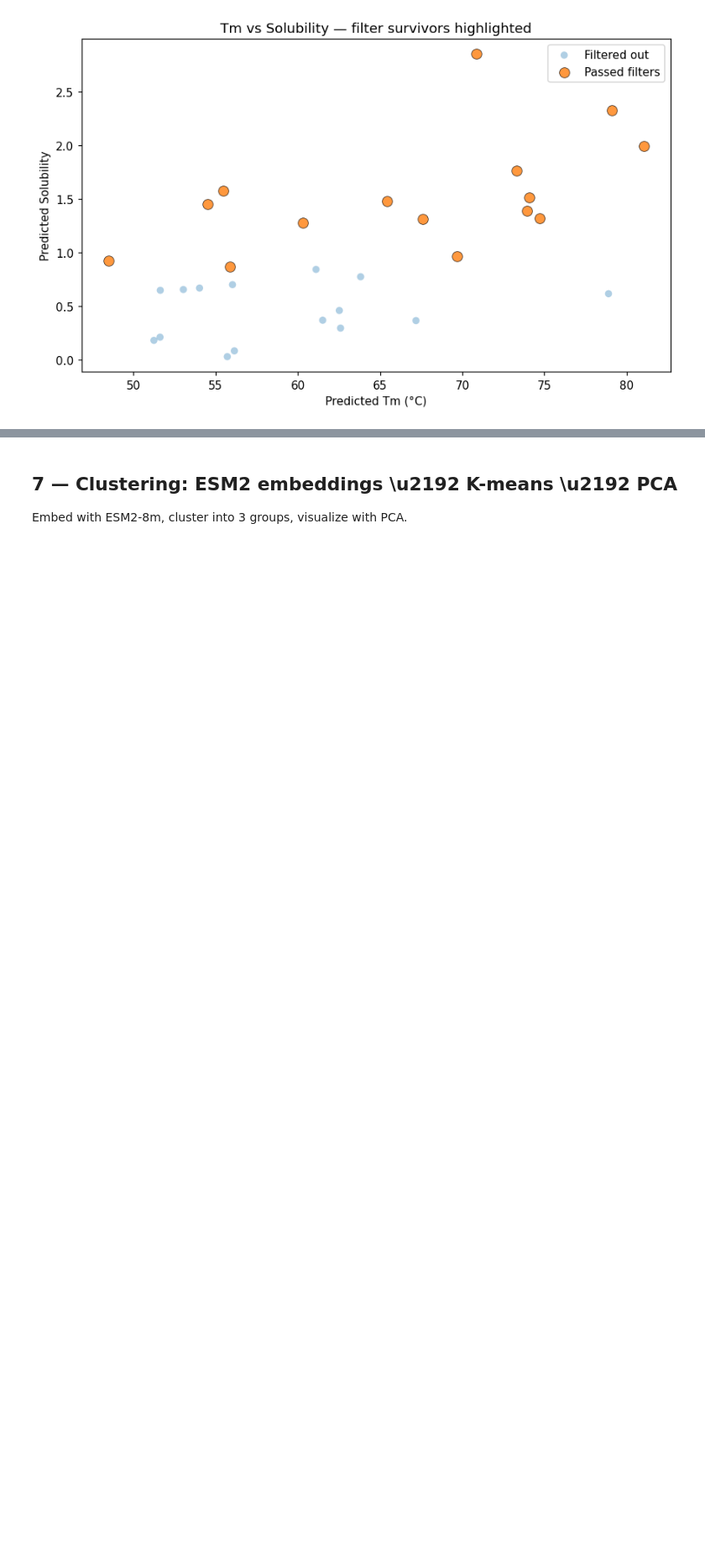
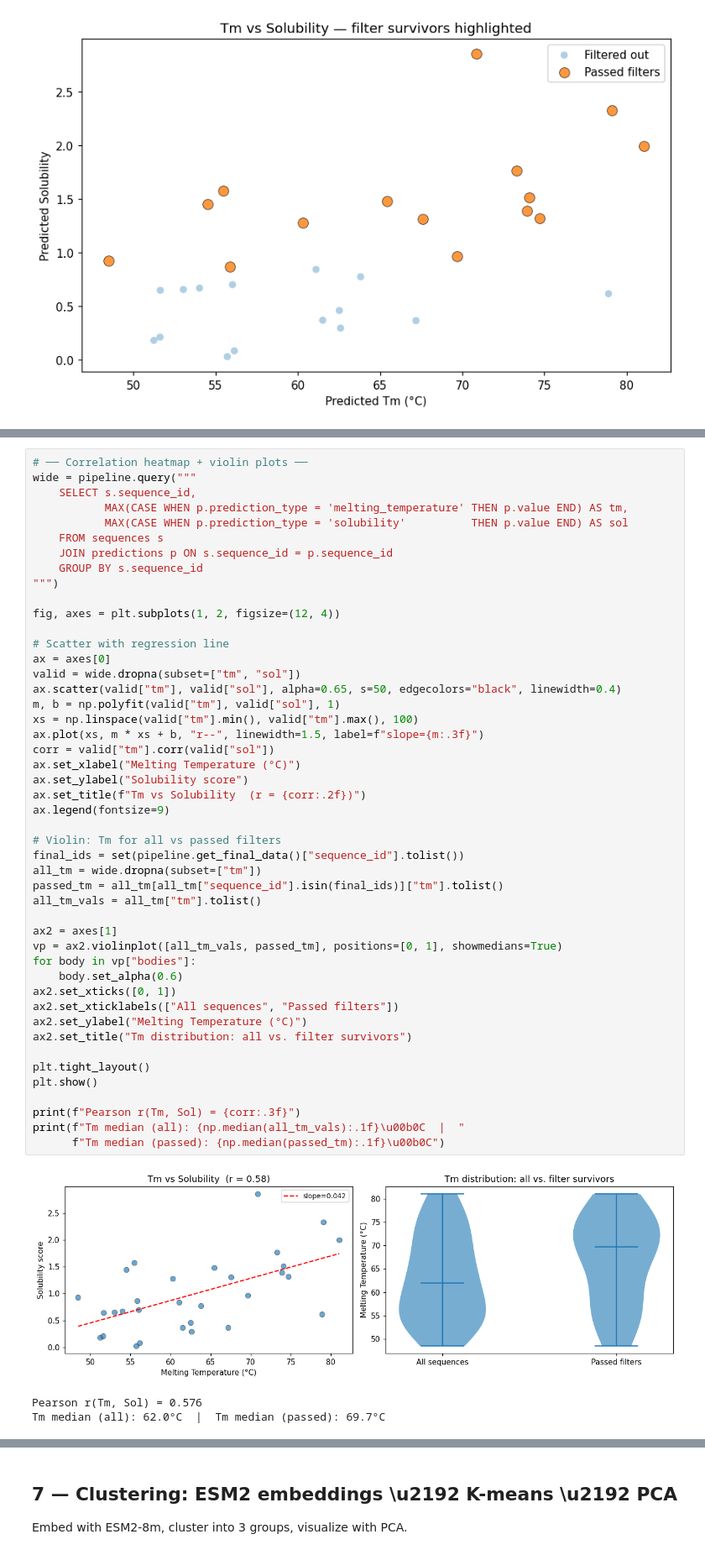
Before and after one commit to BioLM/py-biolm, a Jupyter notebook: notebooks/pipeline_demo.ipynb, the cells around one changed output, grey strips where cells are left out. Shown at 84% size. Saved outputs shown, nothing was run; the diff lists cells and outputs as text; blank space fills up the shorter version.

```diff
--- a/notebooks/pipeline_demo.ipynb
+++ b/notebooks/pipeline_demo.ipynb
@@ -380,3 +390,54 @@ plt.show()
+# %%
+# ── Correlation heatmap + violin plots ──
+wide = pipeline.query("""
+    SELECT s.sequence_id,
+           MAX(CASE WHEN p.prediction_type = 'melting_temperature' THEN p.value END) AS tm,
+           MAX(CASE WHEN p.prediction_type = 'solubility'          THEN p.value END) AS sol
+    FROM sequences s
+    JOIN predictions p ON s.sequence_id = p.sequence_id
+    GROUP BY s.sequence_id
+""")
+
+fig, axes = plt.subplots(1, 2, figsize=(12, 4))
+
+# Scatter with regression line
+ax = axes[0]
+valid = wide.dropna(subset=["tm", "sol"])
+ax.scatter(valid["tm"], valid["sol"], alpha=0.65, s=50, edgecolors="black", linewidth=0.4)
+m, b = np.polyfit(valid["tm"], valid["sol"], 1)
+xs = np.linspace(valid["tm"].min(), valid["tm"].max(), 100)
+ax.plot(xs, m * xs + b, "r--", linewidth=1.5, label=f"slope={m:.3f}")
+corr = valid["tm"].corr(valid["sol"])
+ax.set_xlabel("Melting Temperature (°C)")
+ax.set_ylabel("Solubility score")
+ax.set_title(f"Tm vs Solubility  (r = {corr:.2f})")
+ax.legend(fontsize=9)
+
+# Violin: Tm for all vs passed filters
+final_ids = set(pipeline.get_final_data()["sequence_id"].tolist())
+all_tm = wide.dropna(subset=["tm"])
+passed_tm = all_tm[all_tm["sequence_id"].isin(final_ids)]["tm"].tolist()
+all_tm_vals = all_tm["tm"].tolist()
+
+ax2 = axes[1]
+vp = ax2.violinplot([all_tm_vals, passed_tm], positions=[0, 1], showmedians=True)
+for body in vp["bodies"]:
+    body.set_alpha(0.6)
+ax2.set_xticks([0, 1])
+ax2.set_xticklabels(["All sequences", "Passed filters"])
+ax2.set_ylabel("Melting Temperature (°C)")
+ax2.set_title("Tm distribution: all vs. filter survivors")
+
+plt.tight_layout()
+plt.show()
+
+print(f"Pearson r(Tm, Sol) = {corr:.3f}")
+print(f"Tm median (all): {np.median(all_tm_vals):.1f}\u00b0C  |  "
+      f"Tm median (passed): {np.median(passed_tm):.1f}\u00b0C")
+# %% [output]
+[figure, added]
+Pearson r(Tm, Sol) = 0.576
+Tm median (all): 62.0°C  |  Tm median (passed): 69.7°C
 # %% [markdown]
 ## 6 — Resume: zero API calls on cached data
 
```
Also changed, not shown: parts of 22 cells of this notebook, 6 other files.
